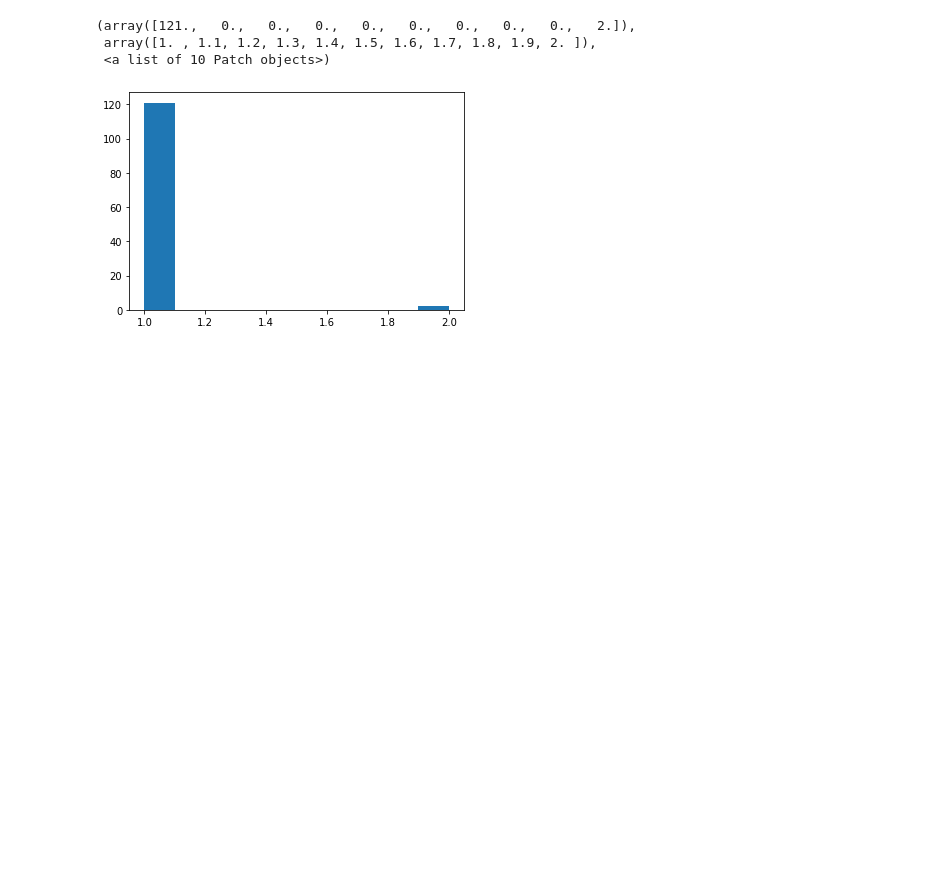
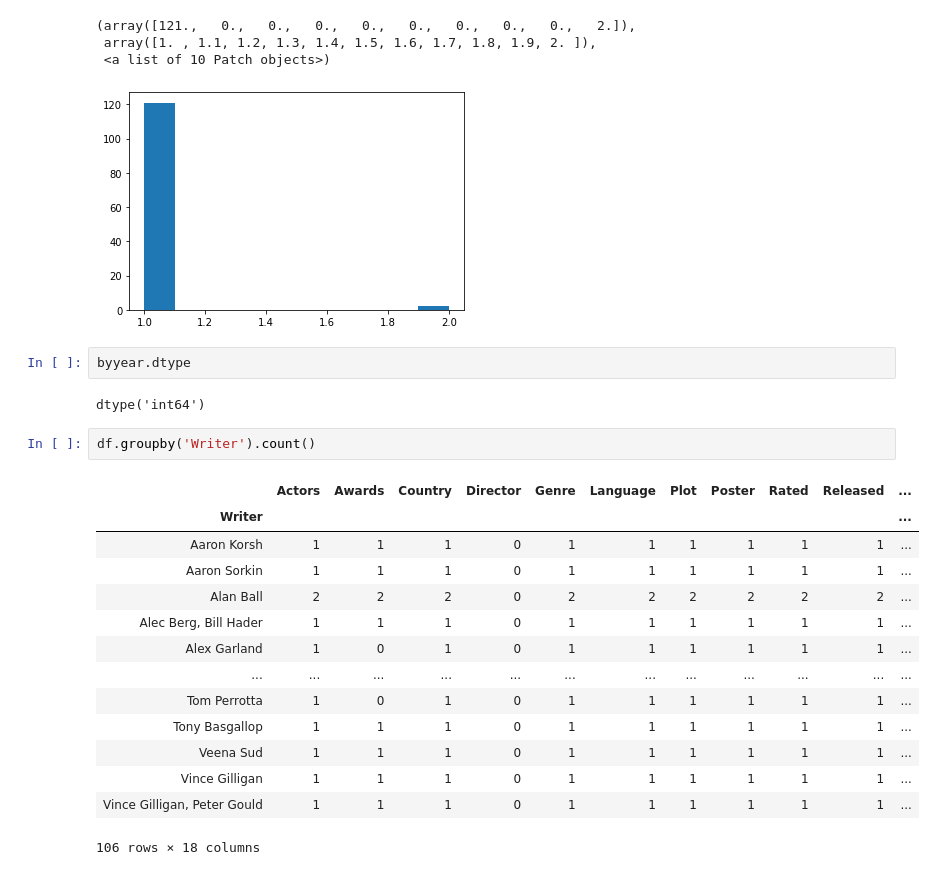
Before and after one commit to agorina91/tvshows, a Jupyter notebook: TvRec_Allcode.ipynb, the cells around one changed output. Saved outputs shown, nothing was run; the diff lists cells and outputs as text; blank space fills up the shorter version.

```diff
--- a/TvRec_Allcode.ipynb
+++ b/TvRec_Allcode.ipynb
@@ -34,3 +34,24 @@ plt.hist(byyear)
  array([1. , 1.1, 1.2, 1.3, 1.4, 1.5, 1.6, 1.7, 1.8, 1.9, 2. ]),
  <a list of 10 Patch objects>)
 [figure]
+# %%
+byyear.dtype
+# %% [output]
+dtype('int64')
+# %%
+df.groupby('Writer').count()
+# %% [output]
+|  | Actors | Awards | Country | Director | Genre | Language | Plot | Poster | Rated | Released | ... |
+| Writer |  |  |  |  |  |  |  |  |  |  | ... |
+| Aaron Korsh | 1 | 1 | 1 | 0 | 1 | 1 | 1 | 1 | 1 | 1 | ... |
+| Aaron Sorkin | 1 | 1 | 1 | 0 | 1 | 1 | 1 | 1 | 1 | 1 | ... |
+| Alan Ball | 2 | 2 | 2 | 0 | 2 | 2 | 2 | 2 | 2 | 2 | ... |
+| Alec Berg, Bill Hader | 1 | 1 | 1 | 0 | 1 | 1 | 1 | 1 | 1 | 1 | ... |
+| Alex Garland | 1 | 0 | 1 | 0 | 1 | 1 | 1 | 1 | 1 | 1 | ... |
+| ... | ... | ... | ... | ... | ... | ... | ... | ... | ... | ... | ... |
+| Tom Perrotta | 1 | 0 | 1 | 0 | 1 | 1 | 1 | 1 | 1 | 1 | ... |
+| Tony Basgallop | 1 | 1 | 1 | 0 | 1 | 1 | 1 | 1 | 1 | 1 | ... |
+| Veena Sud | 1 | 1 | 1 | 0 | 1 | 1 | 1 | 1 | 1 | 1 | ... |
+| Vince Gilligan | 1 | 1 | 1 | 0 | 1 | 1 | 1 | 1 | 1 | 1 | ... |
+| Vince Gilligan, Peter Gould | 1 | 1 | 1 | 0 | 1 | 1 | 1 | 1 | 1 | 1 | ... |
+106 rows × 18 columns
```
Also changed, not shown: parts of 1 cell of this notebook.
